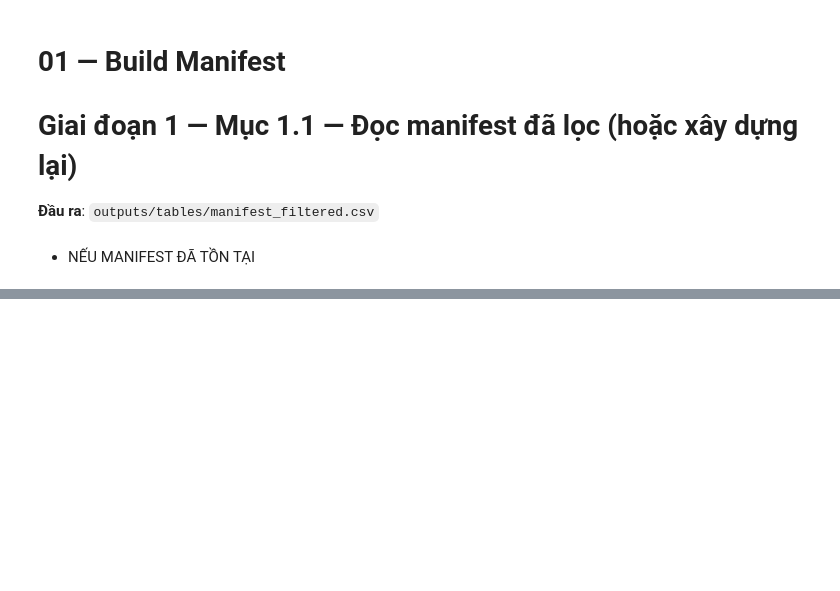
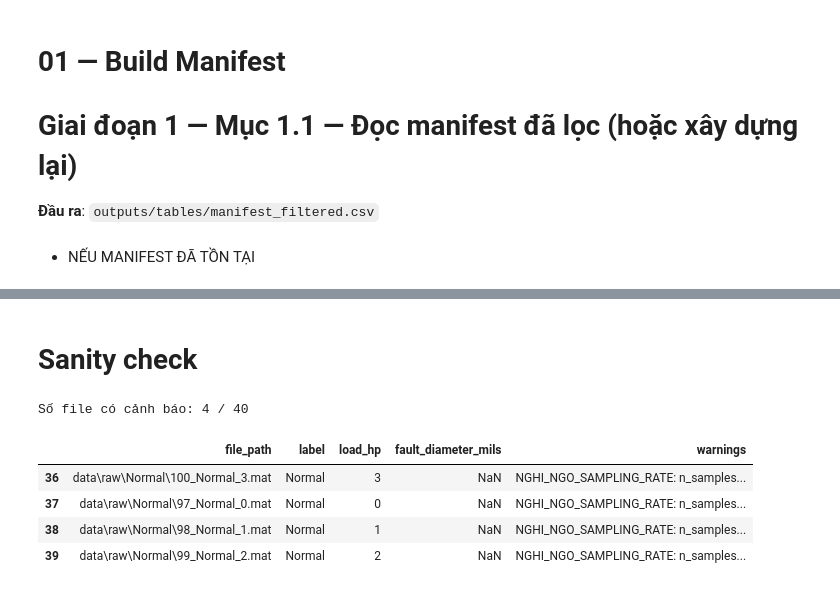
Before and after one commit to NguyenVuongg/CWRU_Fault_Detection_TinyML, a Jupyter notebook: notebooks/giai_doan_1_tien_xu_ly/01_build_manifest.ipynb, the cells around one changed output, grey strips where cells are left out. Drawn from its saved outputs; the diff is of its cells as text; code cells hidden in the pictures; blank space fills up the shorter version.

```diff
--- a/notebooks/giai_doan_1_tien_xu_ly/01_build_manifest.ipynb
+++ b/notebooks/giai_doan_1_tien_xu_ly/01_build_manifest.ipynb
@@ -64,3 +93,23 @@ Số file trong manifest: 40
+# %% [markdown]
+# Sanity check
+# %%
+n_warn = int(manifest["has_warning"].sum())
+print(f"Số file có cảnh báo: {n_warn} / {len(manifest)}\n")
+
+if n_warn > 0:
+    warn_cols = ["file_path", "label", "load_hp", "fault_diameter_mils", "warnings"]
+    warn_df = manifest.loc[manifest["has_warning"], warn_cols]
+    warn_df.to_csv(TABLES_DIR / "01_warnings.csv", index=False)
+    display(warn_df)
+else:
+    print("Không có cảnh báo nào trên bộ dữ liệu hiện tại.")
+# %% [output]
+Số file có cảnh báo: 4 / 40
+|  | file_path | label | load_hp | fault_diameter_mils | warnings |
+| 36 | data\raw\Normal\100_Normal_3.mat | Normal | 3 | NaN | NGHI_NGO_SAMPLING_RATE: n_samples... |
+| 37 | data\raw\Normal\97_Normal_0.mat | Normal | 0 | NaN | NGHI_NGO_SAMPLING_RATE: n_samples... |
+| 38 | data\raw\Normal\98_Normal_1.mat | Normal | 1 | NaN | NGHI_NGO_SAMPLING_RATE: n_samples... |
+| 39 | data\raw\Normal\99_Normal_2.mat | Normal | 2 | NaN | NGHI_NGO_SAMPLING_RATE: n_samples... |
 # %%
 # --- Kiểm tra toàn vẹn manifest trước khi dùng cho các bước sau ---
 assert manifest["file_path"].is_unique, "Có file_path trùng lặp trong manifest!"
```
Also changed, not shown: parts of 7 cells of this notebook, 10 other files.
